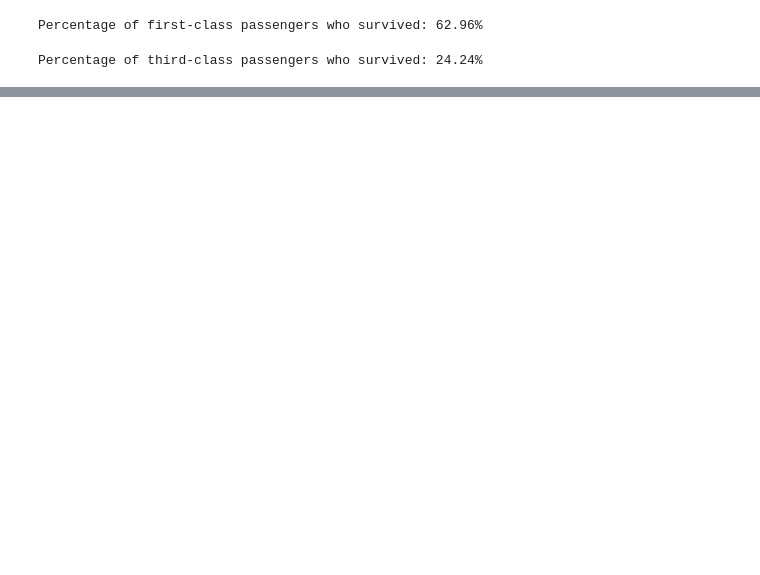
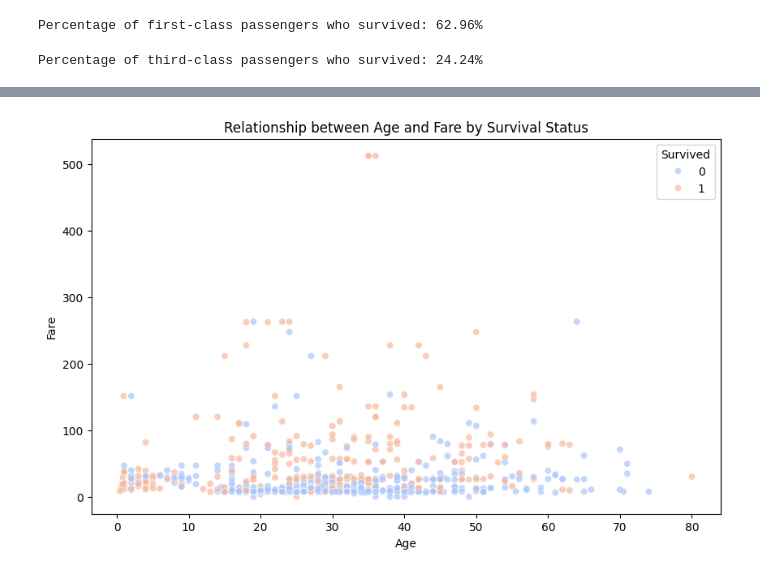
Before and after one commit to ChrisSamHarris/Training, a Jupyter notebook: Pandas101/titanic_explor.ipynb, the cells around one changed output, grey strips where cells are left out. Saved outputs shown, nothing was run; the diff lists cells and outputs as text; code cells hidden in the pictures; blank space fills up the shorter version.

Commit message:
formatting and improvements to data vis

```diff
--- a/Pandas101/titanic_explor.ipynb
+++ b/Pandas101/titanic_explor.ipynb
@@ -220,0 +238,14 @@ Percentage of third-class passengers who survived: 24.24%
+# %%
+import seaborn as sns
+import matplotlib.pyplot as plt
+
+# Scatter plot to visualize the relationship between Age and Fare, colored by Survived
+plt.figure(figsize=(10, 6))
+sns.scatterplot(data=ta_df, x='Age', y='Fare', hue='Survived', palette='coolwarm', alpha=0.7)
+plt.title('Relationship between Age and Fare by Survival Status')
+plt.xlabel('Age')
+plt.ylabel('Fare')
+plt.legend(title='Survived', loc='upper right')
+plt.show()
+# %% [output]
+[figure, added]
```
Also changed, not shown: parts of 5 cells of this notebook, 1 other file.
